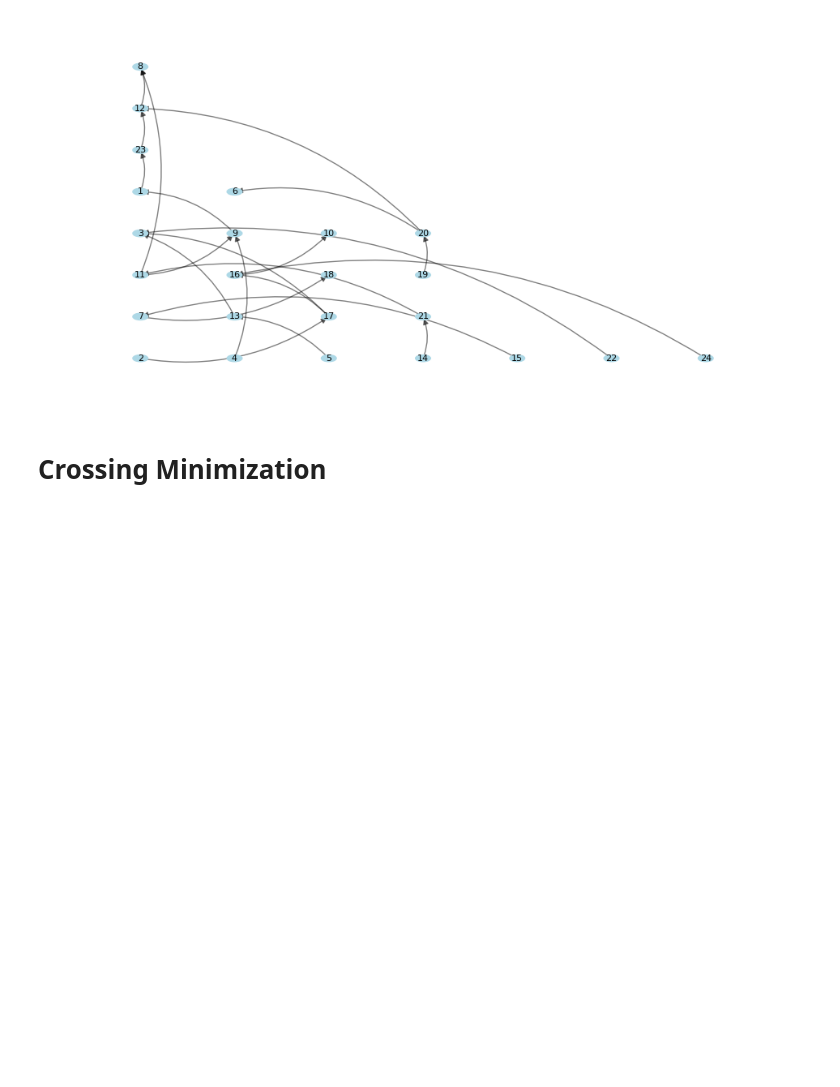
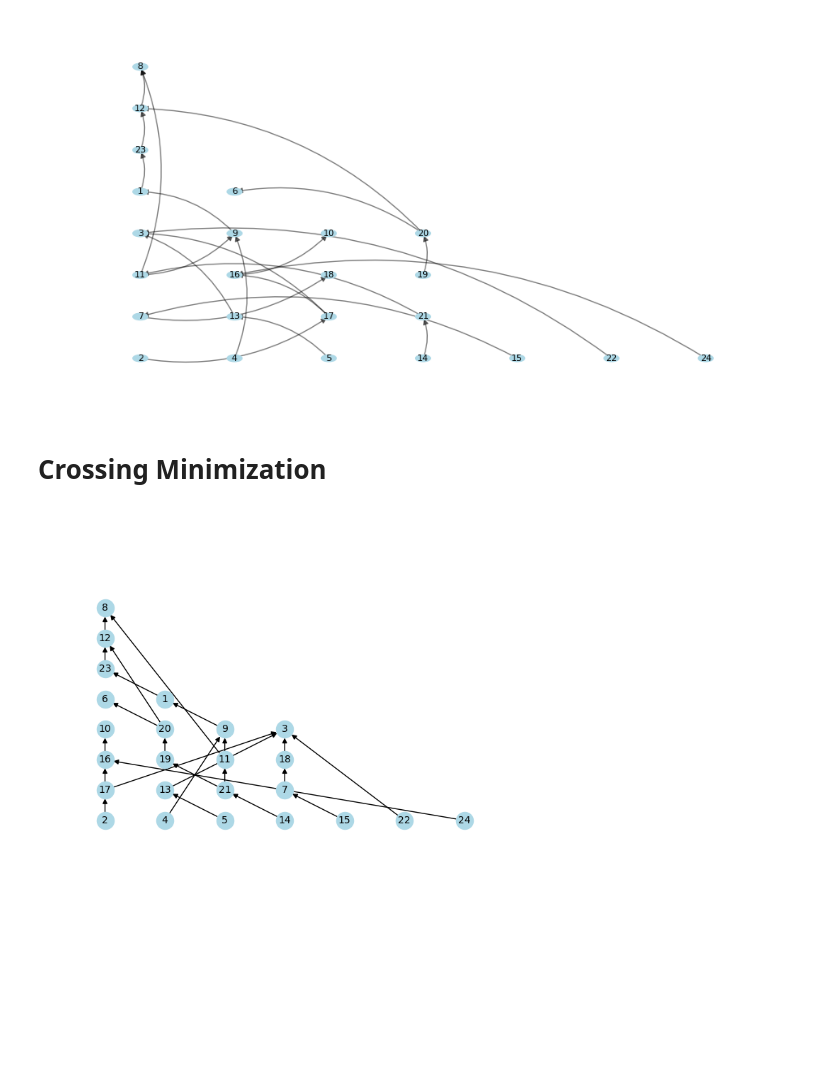
Before and after one commit to mauro-vb/graph-visualization-project, a Jupyter notebook: step4.ipynb, the cells around one changed output. Drawn from its saved outputs; the diff is of its cells as text; code cells hidden in the pictures; blank space fills up the shorter version.

```diff
--- a/step4.ipynb
+++ b/step4.ipynb
@@ -390,0 +408,56 @@ plt.show()
+# %%
+# def draw_layered_graph_with_curved_edges(G, layers, final_ordering):
+#     plt.figure(figsize=(12, 10))
+#     ax = plt.gca()
+#     pos = {}
+#     for layer, nodes in layers.items():
+#         for node in nodes:
+#             pos[node] = (final_ordering[layer][node], layer)
+
+#     for node, position in pos.items():
+#         circle = Circle(position, 0.08, fill=True, color='lightblue', zorder=2)
+#         ax.add_patch(circle)
+#         plt.text(position[0], position[1], str(node), fontsize=10, ha='center', va='center', zorder=3)
+
+#     for u, v in G.edges():
+#         draw_curved_arrow(ax, pos[u], pos[v])
+
+#     plt.xlim(-1, max(final_ordering[max(layers.keys())].values()) + 10)
+#     plt.ylim(-max(layers.keys()) - 1, 10)
+#     plt.axis('off')
+#     plt.show()
+
+
+def draw_layered_graph_with_straight_edges(G, layers, final_ordering):
+    plt.figure(figsize=(12, 10))
+    ax = plt.gca()
+    pos = {}
+    for layer, nodes in layers.items():
+        for node in nodes:
+            pos[node] = (final_ordering[layer][node], layer)
+
+    nx.draw_networkx_nodes(G, pos, node_size=300, node_color='lightblue', ax=ax)
+
+    nx.draw_networkx_labels(G, pos, font_size=10, ax=ax)
+
+    nx.draw_networkx_edges(G, pos, ax=ax)
+
+    ax.set_xlim(-1, max(final_ordering[max(layers.keys())].values()) + 10)
+    ax.set_ylim(-max(layers.keys()) - 1, 10)
+    ax.axis('off')
+
+    plt.show()
+
+
+node_order = [i for i in range(1,len(node_list)+1)]
+fas = feedback_arc_set_ordered(G, node_order)
+
+G_dag = original_graph_without_cycles(G, fas)
+layers = layer_assignment(G_dag)
+
+assert all(node in G_dag.nodes for layer in layers.values() for node in layer), "Some nodes are missing in the layers"
+
+final_ordering = barycenter_heuristic(G_dag, layers)
+draw_layered_graph_with_straight_edges(G_dag, layers, final_ordering)
+# %% [output]
+[figure, added]
```
Also changed, not shown: parts of 5 cells of this notebook.
